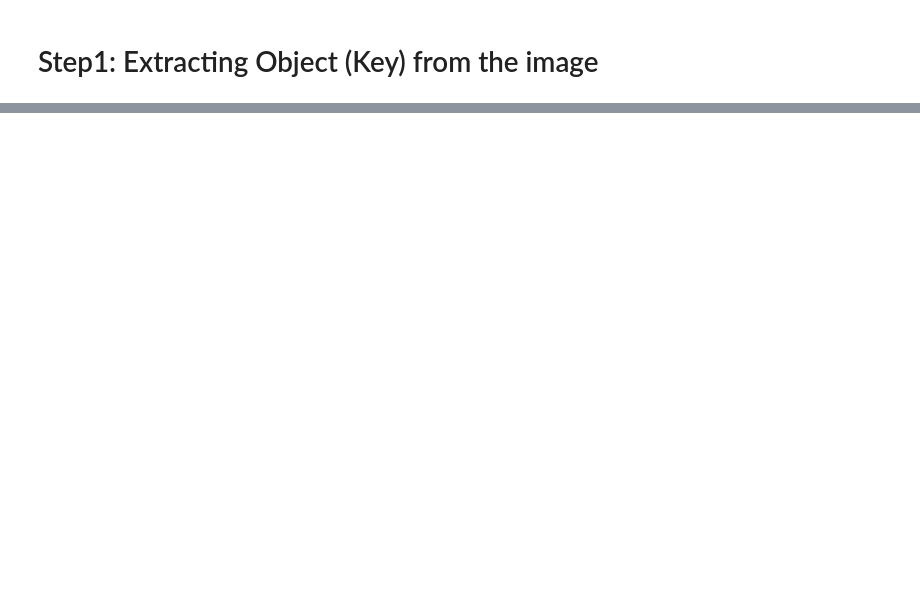
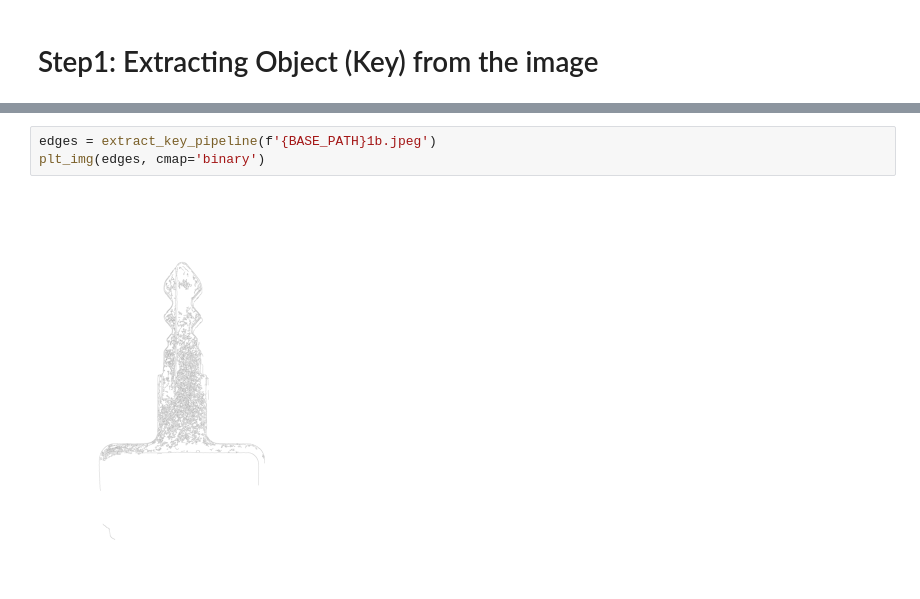
Before and after one commit to syedfaiqueali/Kaggle-Notebooks, a Jupyter notebook: key-extraction.ipynb, the cells around one changed output, grey strips where cells are left out. Drawn from its saved outputs; the diff is of its cells as text; blank space fills up the shorter version.

```diff
--- a/key-extraction.ipynb
+++ b/key-extraction.ipynb
@@ -59,0 +46,5 @@ plt.show()
+# %%
+edges = extract_key_pipeline(f'{BASE_PATH}1b.jpeg')
+plt_img(edges, cmap='binary')
+# %% [output]
+[figure, added]
```
Also changed, not shown: parts of 12 cells of this notebook.
